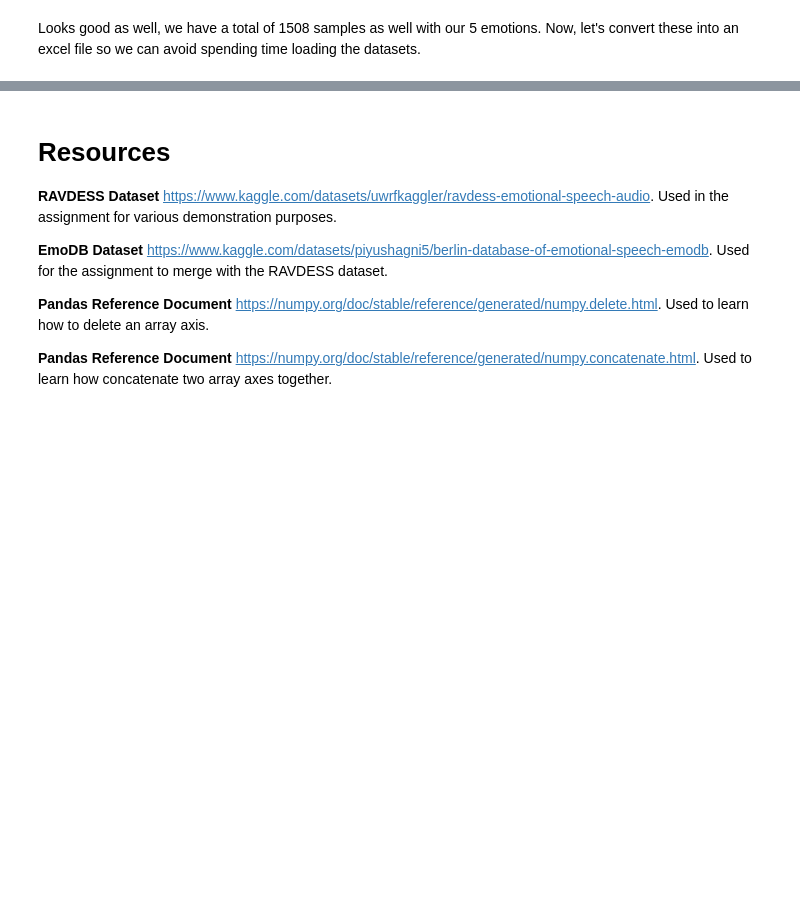
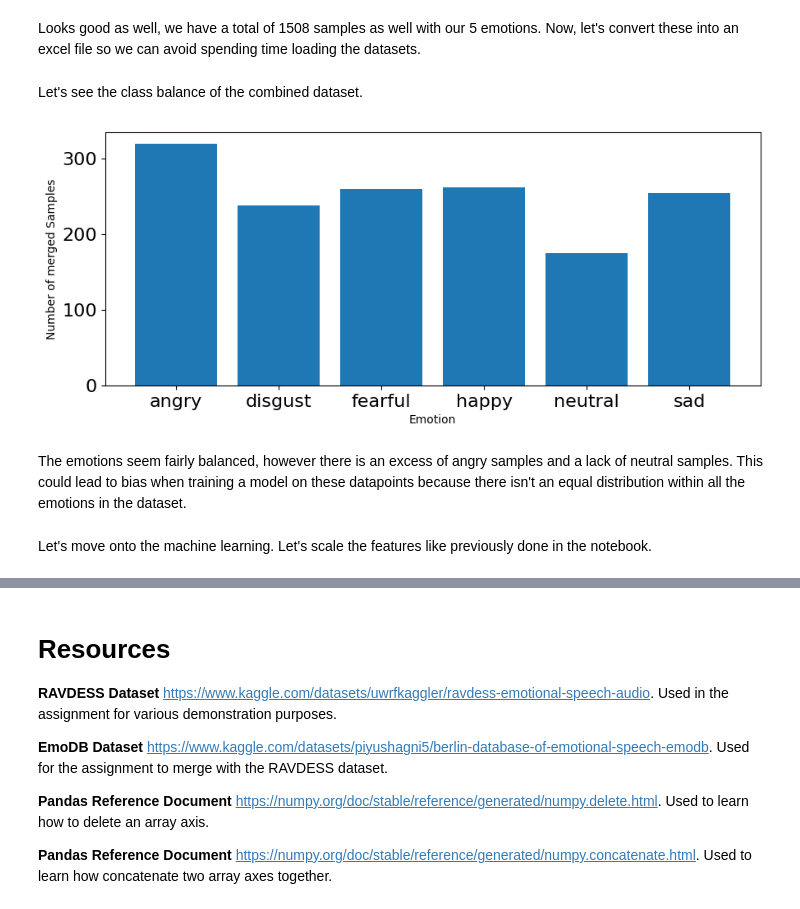
Before and after one commit to manideepvangari/Week3-Machine_Learning, a Jupyter notebook: Week_3_MachineLearning.ipynb, the cells around one changed output, grey strips where cells are left out. Saved outputs shown, nothing was run; the diff lists cells and outputs as text; code cells hidden in the pictures; blank space fills up the shorter version.

```diff
--- a/Week_3_MachineLearning.ipynb
+++ b/Week_3_MachineLearning.ipynb
@@ -780,3 +780,21 @@ emotions_dataframe.to_excel('/content/drive/MyDrive/iat481/datasets/emotions.xls
 
 features = pd.read_excel('/content/drive/MyDrive/features.xlsx', index_col=0)
 emotions = pd.read_excel('/content/drive/MyDrive/emotions.xlsx', index_col=0)
+# %% [markdown]
+Let's see the class balance of the combined dataset.
+# %%
+plt.figure(figsize=(35,4))
+plt.subplot(1,3,2)
+emotion_list, count = np.unique(emotions, return_counts=True)
+plt.bar(x=range(6), height=count)
+plt.xticks(ticks=range(6), labels = [emotion for emotion in emotion_list],fontsize=10)
+plt.xlabel('Emotion')
+plt.tick_params(labelsize=16)
+plt.ylabel('Number of merged Samples')
+plt.show()
+# %% [output]
+[figure, added]
+# %% [markdown]
+The emotions seem fairly balanced, however there is an excess of angry samples and a lack of neutral samples. This could lead to bias when training a model on these datapoints because there isn't an equal distribution within all the emotions in the dataset.
+# %% [markdown]
+Let's move onto the machine learning. Let's scale the features like previously done in the notebook.
```
Also changed, not shown: parts of 7 cells of this notebook.
